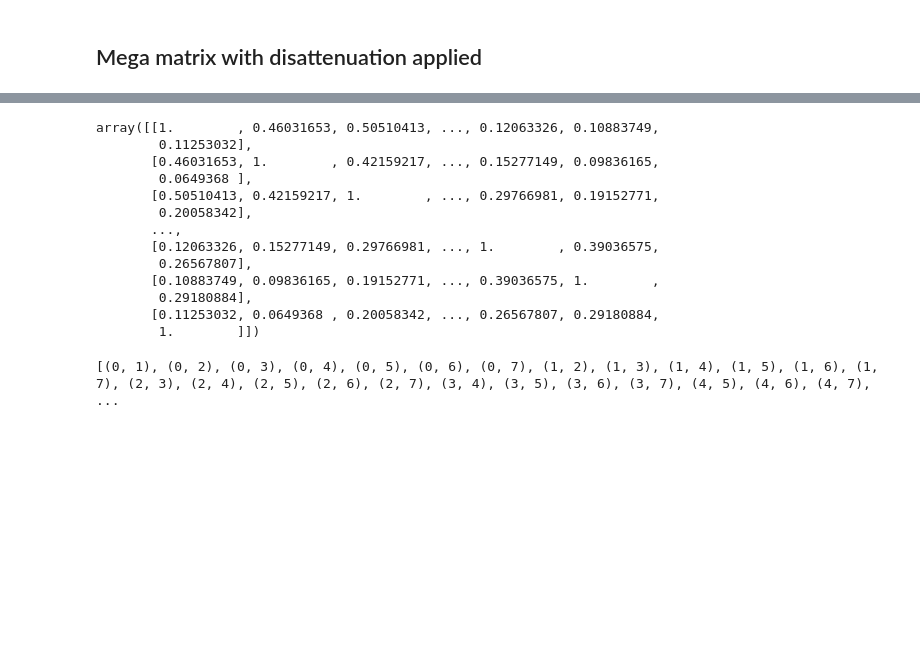
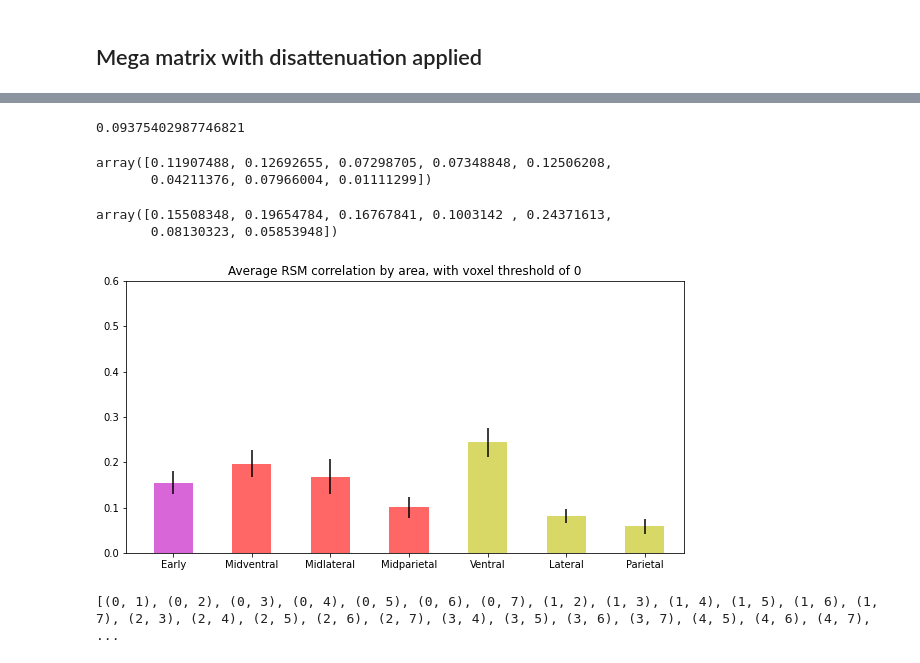
Before and after one commit to dawnfinzi/streams, a Jupyter notebook: notebooks/Mega_matrix_disattentuation.ipynb, the cells around one changed output, grey strips where cells are left out. Cells and saved outputs as stored; diff of their text form; code cells hidden in the pictures; blank space fills up the shorter version.

```diff
--- a/notebooks/Mega_matrix_disattentuation.ipynb
+++ b/notebooks/Mega_matrix_disattentuation.ipynb
@@ -186,19 +188,36 @@ plt.savefig('../../../results/figures/megaMatrix_voxThresh' + str(int(thresh*100
-# %%
-mega_matrix
-# %% [output]
-array([[1.        , 0.46031653, 0.50510413, ..., 0.12063326, 0.10883749,
-        0.11253032],
-       [0.46031653, 1.        , 0.42159217, ..., 0.15277149, 0.09836165,
-        0.0649368 ],
-       [0.50510413, 0.42159217, 1.        , ..., 0.29766981, 0.19152771,
-        0.20058342],
-       ...,
-       [0.12063326, 0.15277149, 0.29766981, ..., 1.        , 0.39036575,
-        0.26567807],
-       [0.10883749, 0.09836165, 0.19152771, ..., 0.39036575, 1.        ,
-        0.29180884],
-       [0.11253032, 0.0649368 , 0.20058342, ..., 0.26567807, 0.29180884,
-        1.        ]])
+# %%
+np.min(mega_matrix)
+# %% [output]
+0.09375402987746821
+# %%
+total_rsms_sh[:,5]
+# %% [output]
+array([0.11907488, 0.12692655, 0.07298705, 0.07348848, 0.12506208,
+       0.04211376, 0.07966004, 0.01111299])
+# %%
+np.mean(total_rsms_sh,axis=0)
+# %% [output]
+array([0.15508348, 0.19654784, 0.16767841, 0.1003142 , 0.24371613,
+       0.08130323, 0.05853948])
+# %%
+data = np.mean(total_rsms_sh,axis=0)
+error = stats.sem(total_rsms_sh, axis=0)
+
+plt.figure(figsize=(10, 5))
+xlocations = np.array(range(len(data)))+.1
+width = 0.5
+plt.bar(xlocations, data,
+        yerr=error, width=width, color = ['m','r','r','r','y','y','y'], alpha = .6)
+plt.xticks(xlocations, ROI_names[1:])
+plt.xlim(-0.5, xlocations[-1]+width)
+plt.title("Average RSM correlation by area, with voxel threshold of " + str(thresh))
+plt.gca().get_yaxis().tick_left()
+plt.gca().get_xaxis().tick_bottom()
+plt.ylim(0,0.6)
+
+plt.savefig('../../../results/figures/sh_RSM_withinROI_withinSubj_voxThresh' + str(int(thresh*100)) + '_rh.png')
+# %% [output]
+[figure, added]
 # %%
 subj_idx = np.arange(0,len(subjid))
 subj_combs = list(itertools.combinations(subj_idx, 2))
```
Also changed, not shown: parts of 7 cells of this notebook, 2 other files.
